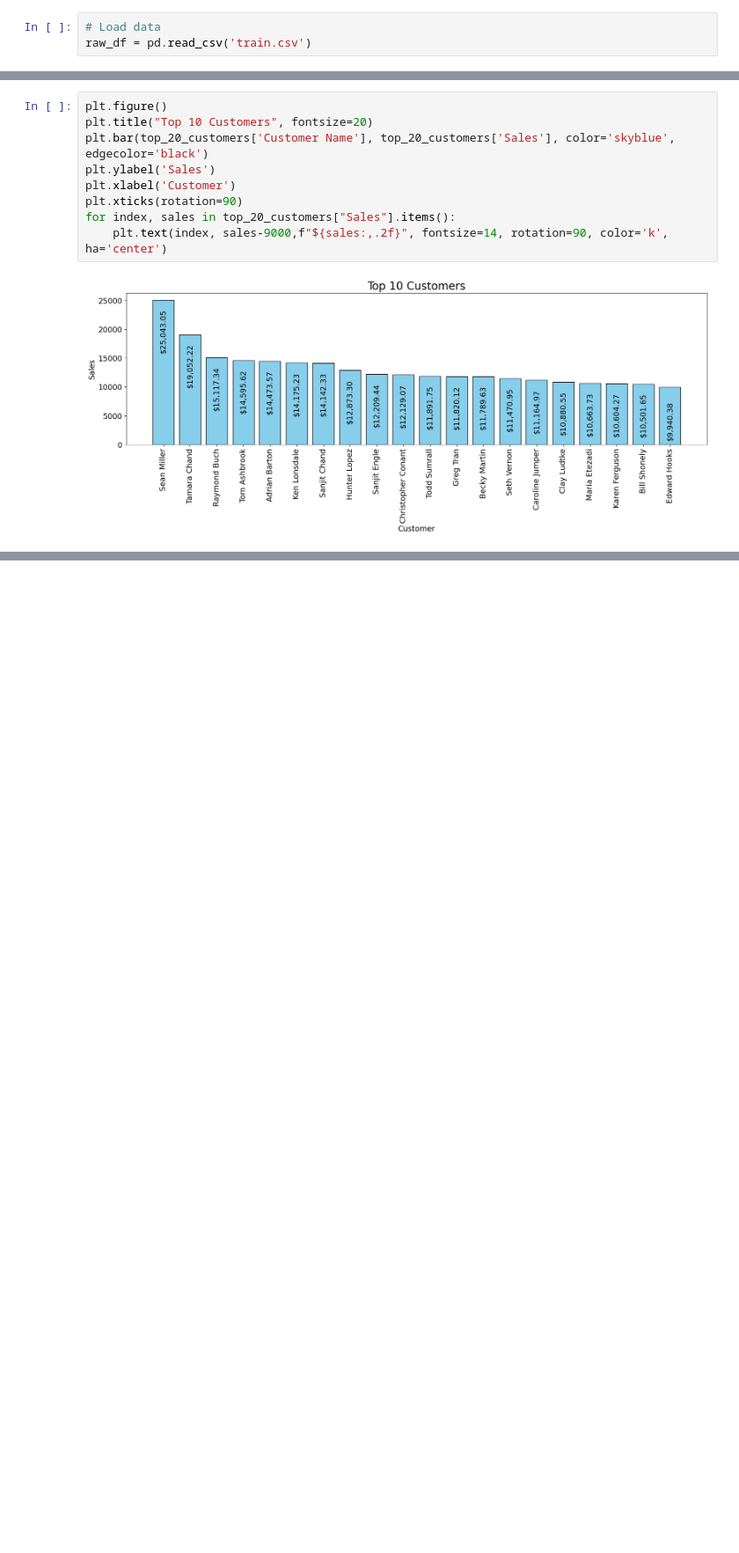
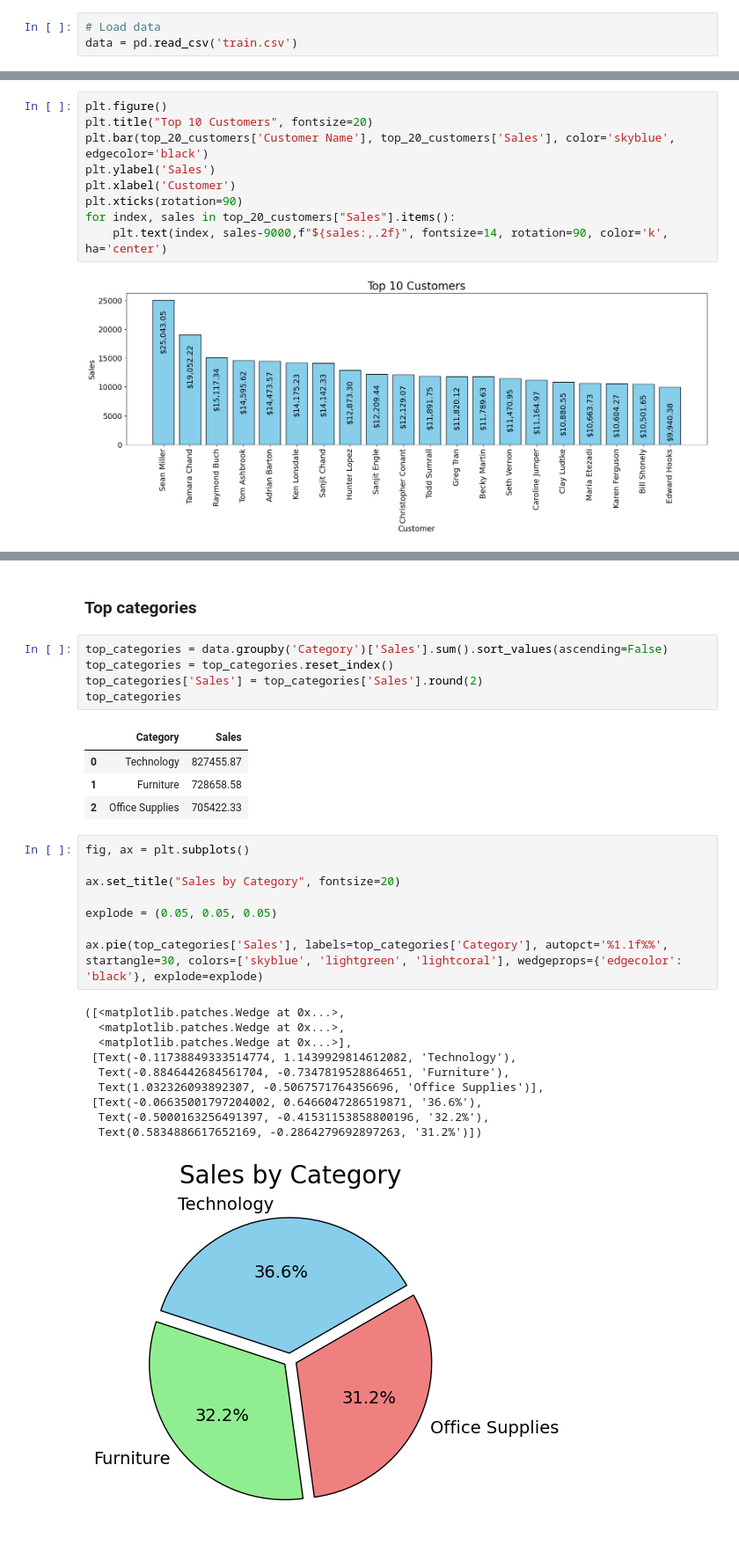
Before and after one commit to MrIsCM/DataProjects, a Jupyter notebook: P1_Sales_DA/main.ipynb, the cells around one changed output, grey strips where cells are left out. Shown at 88% size. Drawn from its saved outputs; the diff is of its cells as text; blank space fills up the shorter version.

```diff
--- a/P1_Sales_DA/main.ipynb
+++ b/P1_Sales_DA/main.ipynb
@@ -14,6 +14,6 @@ plt.rcParams['font.size'] = 14
 # Load data
 # %%
 # Load data
-raw_df = pd.read_csv('train.csv')
+data = pd.read_csv('train.csv')
 # %% [markdown]
 # Exploratory data analysis and cleaning
@@ -197,0 +244,31 @@ for index, sales in top_states["Sales"].items():
+# %% [markdown]
+### Top categories
+# %%
+top_categories = data.groupby('Category')['Sales'].sum().sort_values(ascending=False)
+top_categories = top_categories.reset_index()
+top_categories['Sales'] = top_categories['Sales'].round(2)
+top_categories
+# %% [output]
+|  | Category | Sales |
+| 0 | Technology | 827455.87 |
+| 1 | Furniture | 728658.58 |
+| 2 | Office Supplies | 705422.33 |
+# %%
+fig, ax = plt.subplots()
+
+ax.set_title("Sales by Category", fontsize=20)
+
+explode = (0.05, 0.05, 0.05)
+
+ax.pie(top_categories['Sales'], labels=top_categories['Category'], autopct='%1.1f%%', startangle=30, colors=['skyblue', 'lightgreen', 'lightcoral'], wedgeprops={'edgecolor': 'black'}, explode=explode)
+# %% [output]
+([<matplotlib.patches.Wedge at 0x...>,
+  <matplotlib.patches.Wedge at 0x...>,
+  <matplotlib.patches.Wedge at 0x...>],
+ [Text(-0.11738849333514774, 1.1439929814612082, 'Technology'),
+  Text(-0.8846442684561704, -0.7347819528864651, 'Furniture'),
+  Text(1.032326093892307, -0.5067571764356696, 'Office Supplies')],
+ [Text(-0.06635001797204002, 0.6466047286519871, '36.6%'),
+  Text(-0.5000163256491397, -0.41531153858800196, '32.2%'),
+  Text(0.5834886617652169, -0.2864279692897263, '31.2%')])
+[figure, added]
```
Also changed, not shown: parts of 18 cells of this notebook.
